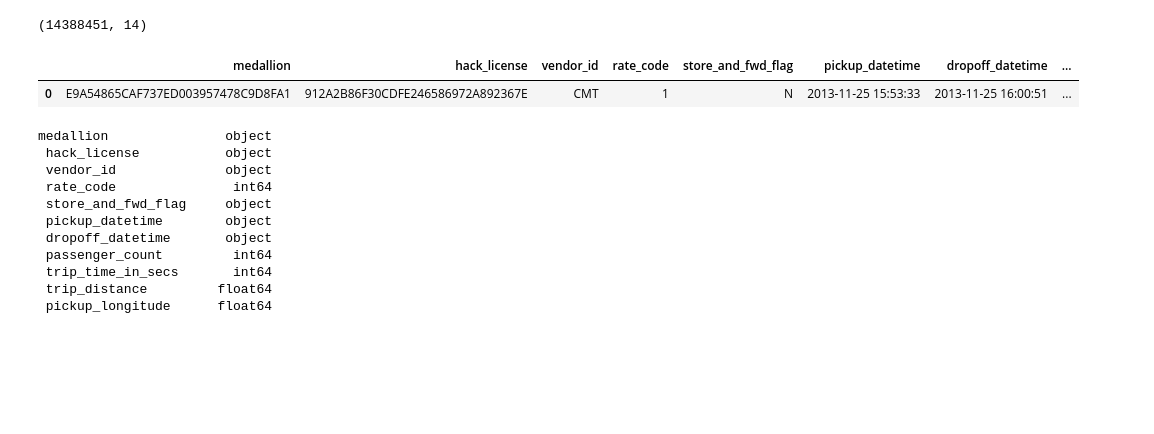
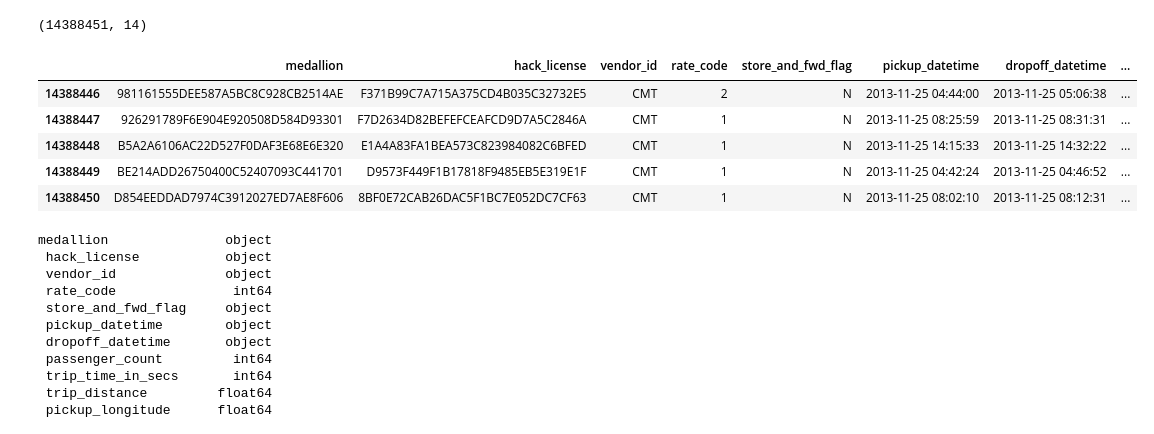
Before and after one commit to benmurphy97/nyc-taxi-cab, a Jupyter notebook: data_exploration.ipynb, the cells around one changed output. Cells and saved outputs as stored; diff of their text form; code cells hidden in the pictures; blank space fills up the shorter version.

```diff
--- a/data_exploration.ipynb
+++ b/data_exploration.ipynb
@@ -29,10 +33,14 @@ trips.shape
 # %% [output]
 (14388451, 14)
 # %%
-trips.head(1)
+trips.tail(5)
 # %% [output]
 |  | medallion | hack_license | vendor_id | rate_code | store_and_fwd_flag | pickup_datetime | dropoff_datetime | ... |
-| 0 | E9A54865CAF737ED003957478C9D8FA1 | 912A2B86F30CDFE246586972A892367E | CMT | 1 | N | 2013-11-25 15:53:33 | 2013-11-25 16:00:51 | ... |
+| 14388446 | 981161555DEE587A5BC8C928CB2514AE | F371B99C7A715A375CD4B035C32732E5 | CMT | 2 | N | 2013-11-25 04:44:00 | 2013-11-25 05:06:38 | ... |
+| 14388447 | 926291789F6E904E920508D584D93301 | F7D2634D82BEFEFCEAFCD9D7A5C2846A | CMT | 1 | N | 2013-11-25 08:25:59 | 2013-11-25 08:31:31 | ... |
+| 14388448 | B5A2A6106AC22D527F0DAF3E68E6E320 | E1A4A83FA1BEA573C823984082C6BFED | CMT | 1 | N | 2013-11-25 14:15:33 | 2013-11-25 14:32:22 | ... |
+| 14388449 | BE214ADD26750400C52407093C441701 | D9573F449F1B17818F9485EB5E319E1F | CMT | 1 | N | 2013-11-25 04:42:24 | 2013-11-25 04:46:52 | ... |
+| 14388450 | D854EEDDAD7974C3912027ED7AE8F606 | 8BF0E72CAB26DAC5F1BC7E052DC7CF63 | CMT | 1 | N | 2013-11-25 08:02:10 | 2013-11-25 08:12:31 | ... |
 # %%
 trips.dtypes
 # %% [output]
```
Also changed, not shown: parts of 19 cells of this notebook.
